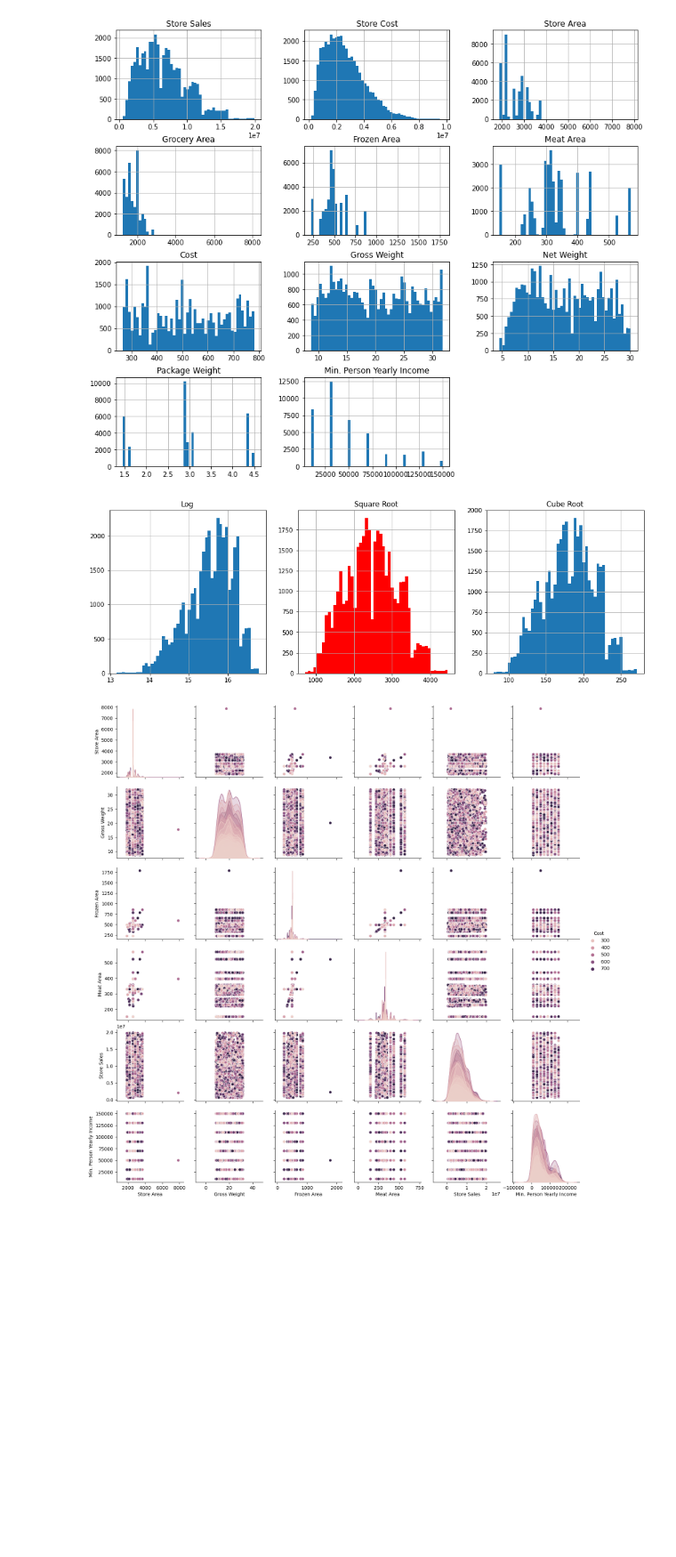
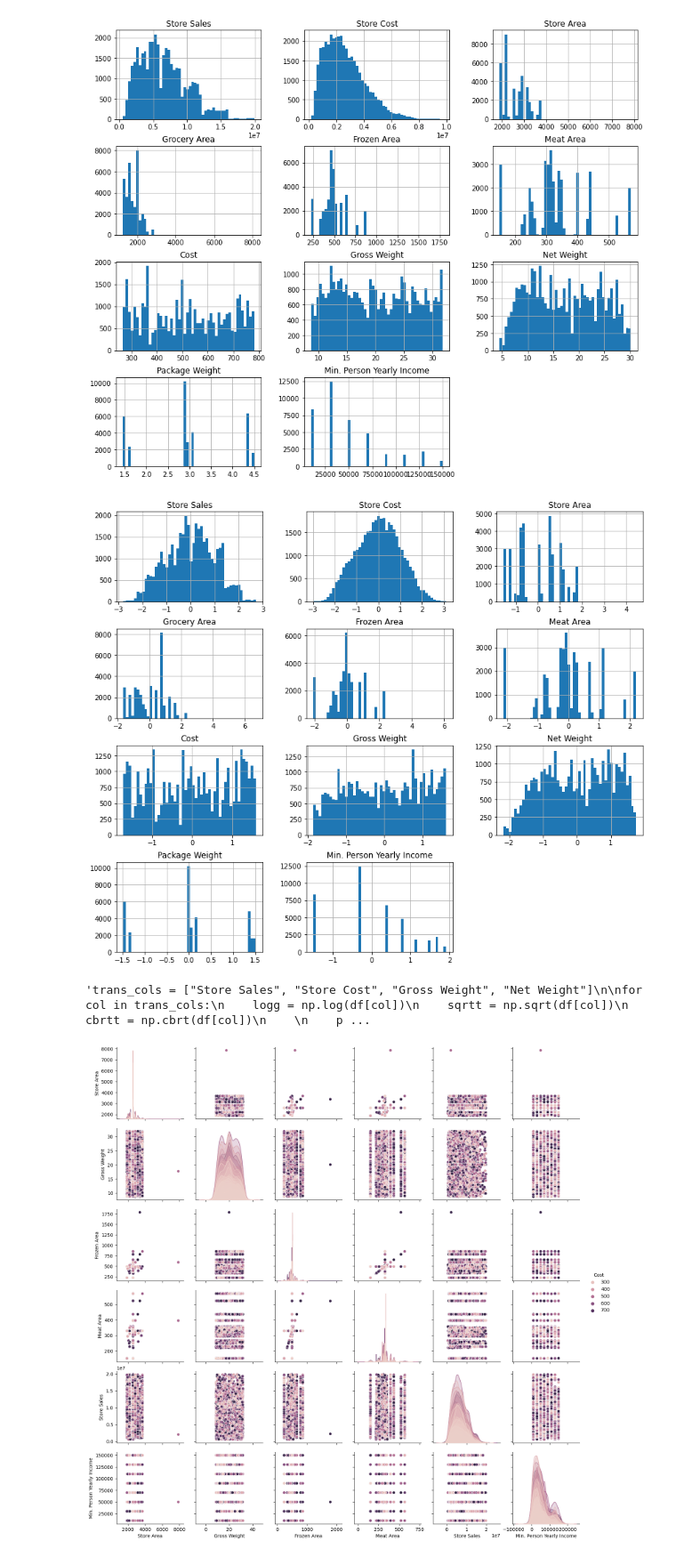
Before and after one commit to kershrita/Predicting-Market-Costs, a Jupyter notebook: EDA.ipynb, the cells around one changed output. Shown at 89% size. Cells and saved outputs as stored; diff of their text form; code cells hidden in the pictures; blank space fills up the shorter version.

```diff
--- a/EDA.ipynb
+++ b/EDA.ipynb
@@ -9 +13,3 @@ import plotly.express as px
+# %%
+pot = PowerTransformer(copy=False)
 # %%
@@ -82,24 +90,42 @@ df.select_dtypes(float).hist(bins=50, figsize=(14, 12));
 # %% [output]
 [figure]
 # %%
-df["Store Sales"] = np.sqrt(df["Store Sales"])
+# df["Store Sales"] = np.sqrt(df["Store Sales"])
+# df["Store Cost"] = np.cbrt(df["Store Cost"])
+# df["Gross Weight"] = np.sqrt(df["Gross Weight"])
+# df["Net Weight"] = np.sqrt(df["Net Weight"])
-# %%
-plt.figure(figsize=(16, 5))
-plt.subplot(1, 3, 1)
-logg.hist(bins=50)
-plt.title('Log')
-
-plt.subplot(1, 3, 2)
-sqrtt.hist(bins=50, color="r")
-plt.title('Square Root')
-
-plt.subplot(1, 3, 3)
-cbrtt.hist(bins=50)
-plt.title('Cube Root')
-
-plt.show()
-# %% [output]
-[figure, removed]
+# %%
+df[df.select_dtypes(float).columns] = pot.fit_transform(df.select_dtypes(float))
+# %%
+df.select_dtypes(float).hist(bins=50, figsize=(14, 12));
+# %% [output]
+[figure, added]
+# %%
+"""trans_cols = ["Store Sales", "Store Cost", "Gross Weight", "Net Weight"]
+
+for col in trans_cols:
+    logg = np.log(df[col])
+    sqrtt = np.sqrt(df[col])
+    cbrtt = np.cbrt(df[col])
+
+    print(col)
+
+    plt.figure(figsize=(16, 5))
+    plt.subplot(1, 3, 1)
+    logg.hist(bins=50)
+    plt.title('Log')
+
+    plt.subplot(1, 3, 2)
+    sqrtt.hist(bins=50)
+    plt.title('Square Root')
+
+    plt.subplot(1, 3, 3)
+    cbrtt.hist(bins=50)
+    plt.title('Cube Root')
+
+    plt.show()"""
+# %% [output]
+'trans_cols = ["Store Sales", "Store Cost", "Gross Weight", "Net Weight"]\n\nfor col in trans_cols:\n    logg = np.log(df[col])\n    sqrtt = np.sqrt(df[col])\n    cbrtt = np.cbrt(df[col])\n    \n    p ...
 # %%
 sns.pairplot(df, hue="Cost", vars=["Store Area",  "Gross Weight", "Frozen Area", "Meat Area","Store Sales","Min. Person Yearly Income"])
 plt.show()
```
Also changed, not shown: parts of 5 cells of this notebook, 2 other files.
